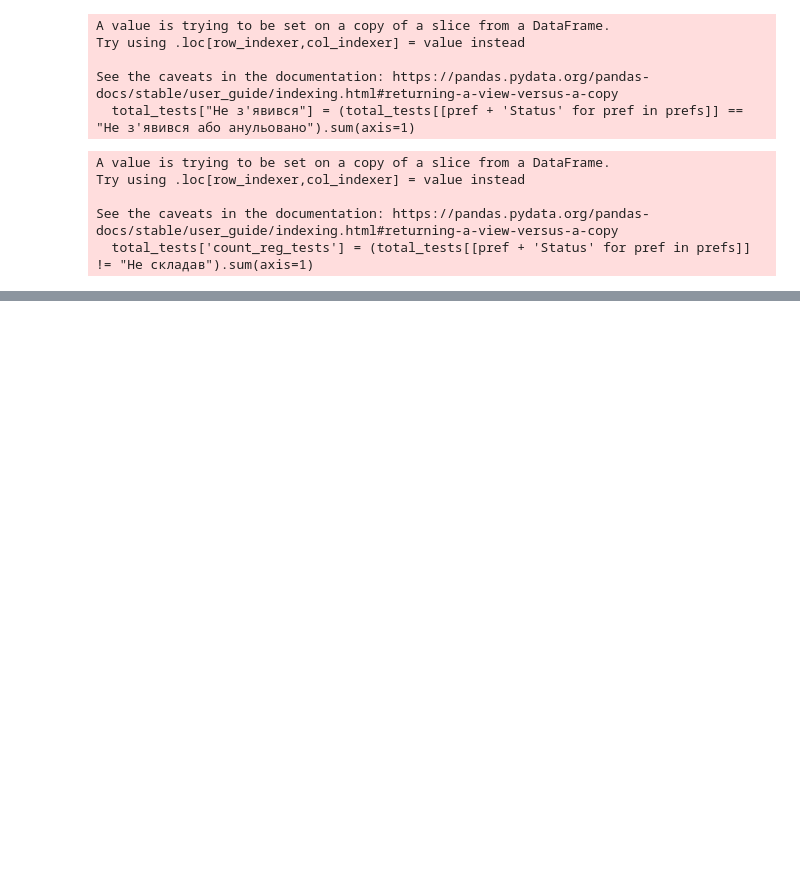
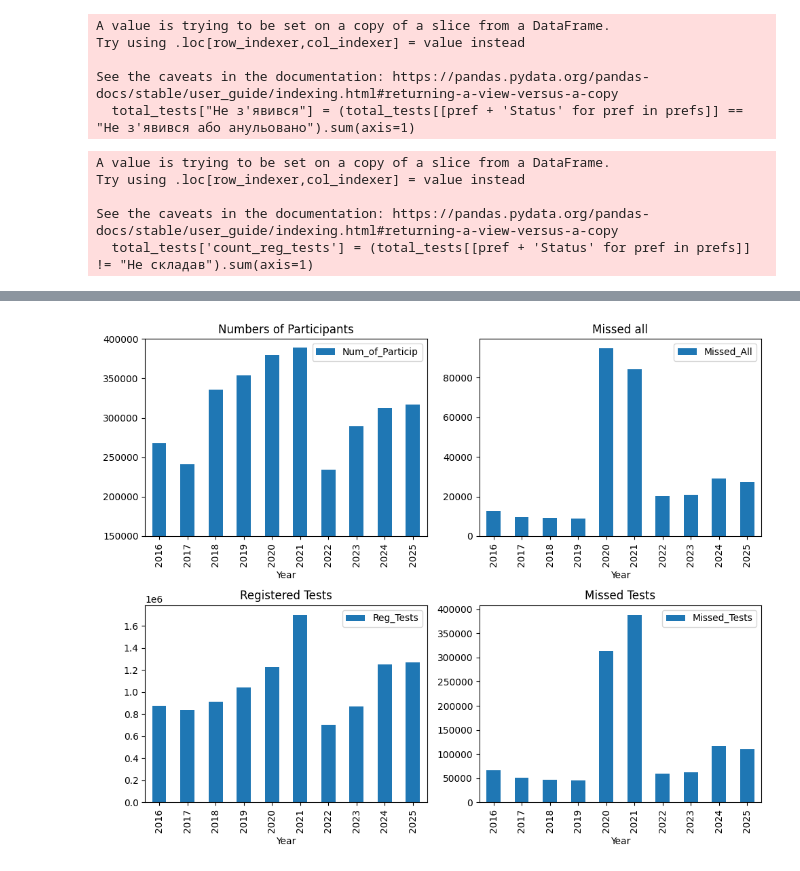
Before and after one commit to Chocopie-DA/ZNO-NMT-score-analysis, a Jupyter notebook: analysis_zno_nmt.ipynb, the cells around one changed output, grey strips where cells are left out. Saved outputs shown, nothing was run; the diff lists cells and outputs as text; code cells hidden in the pictures; blank space fills up the shorter version.

```diff
--- a/analysis_zno_nmt.ipynb
+++ b/analysis_zno_nmt.ipynb
@@ -192,4 +195,18 @@ noshow_by_year
 | 7 | 2023 | 288935 | 20807 | 7.2 | 866805 | 62421 | 7.20 |
 | 8 | 2024 | 312508 | 29138 | 9.3 | 1250032 | 116910 | 9.35 |
 | 9 | 2025 | 317091 | 27429 | 8.7 | 1268364 | 109856 | 8.66 |
+# %%
+fig, axes = plt.subplots(2, 2, figsize=(10, 8))
+
+noshow_by_year.plot(kind='bar',
+                    x='Year', y='Num_of_Particip',
+                    ylim=(150000, 400000),
+                    ax=axes[0, 0], title='Numbers of Participants')
+noshow_by_year.plot(kind='bar', x='Year', y='Missed_All', ax=axes[0, 1], title='Missed all')
+noshow_by_year.plot(kind='bar', x='Year', y='Reg_Tests', ax=axes[1, 0], title='Registered Tests')
+noshow_by_year.plot(kind='bar', x='Year', y='Missed_Tests', ax=axes[1, 1], title='Missed Tests')
+
+plt.tight_layout()
+# %% [output]
+[figure, added]
 # %% [markdown]
```
Also changed, not shown: parts of 45 cells of this notebook, 1 other file.
